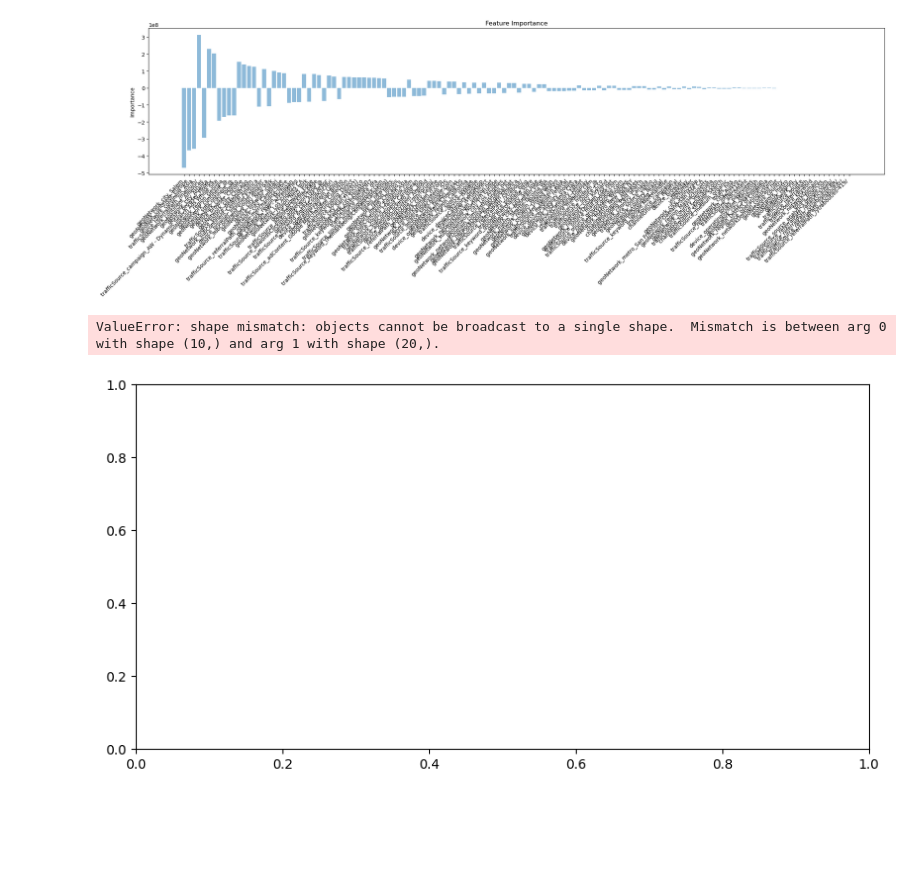
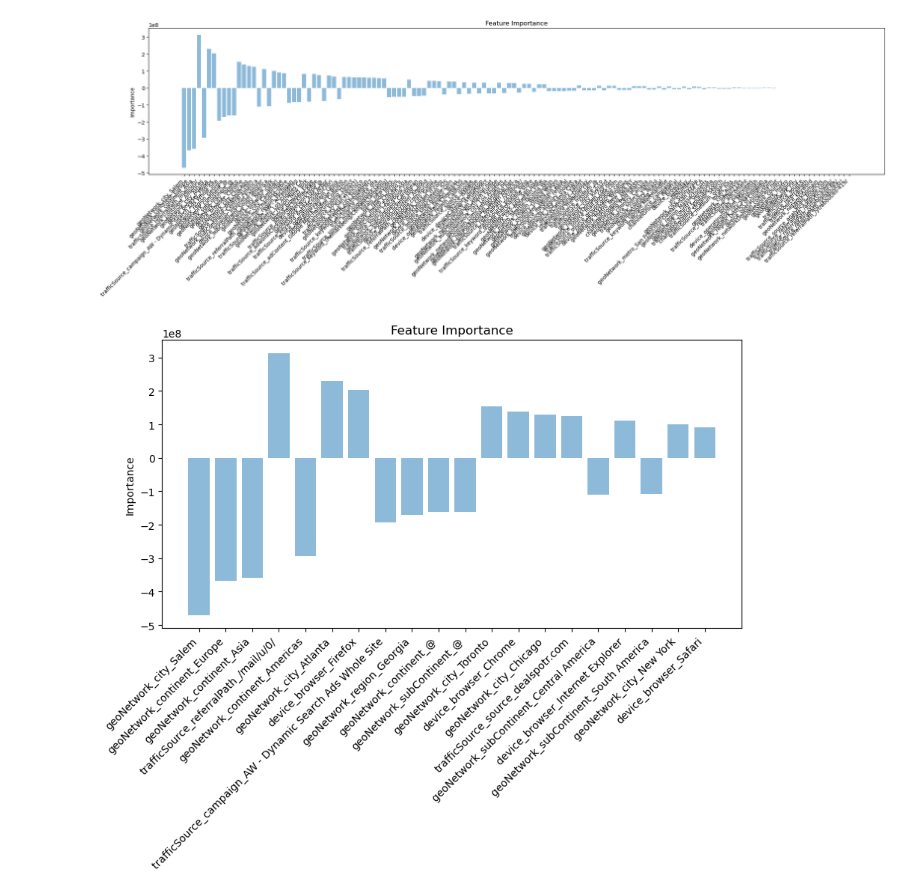
Before and after one commit to thymenyj/samsung, a Jupyter notebook: jupyter/app/data_modelling/data_modelling_002.ipynb, the cells around one changed output. Drawn from its saved outputs; the diff is of its cells as text; code cells hidden in the pictures; blank space fills up the shorter version.

```diff
--- a/jupyter/app/data_modelling/data_modelling_002.ipynb
+++ b/jupyter/app/data_modelling/data_modelling_002.ipynb
@@ -97,17 +97,16 @@ plt.show()
 # %%
 top_features = feature_importance_dataframe.iloc[:20]
 # %%
-y_pos = np.arange(10)
+y_pos = np.arange(20)
 importance_top = top_features["importance"].values
 
 fig, ax = plt.subplots(figsize=(10, 5))
 plt.bar(y_pos, importance_top, align='center', alpha=0.5)
 plt.xticks(y_pos, top_features["feature_name"].values)
 plt.ylabel('Importance')
 plt.title('Feature Importance')
 plt.xticks(rotation=45, ha="right")
 
 plt.show()
 # %% [output]
-ValueError: shape mismatch: objects cannot be broadcast to a single shape.  Mismatch is between arg 0 with shape (10,) and arg 1 with shape (20,).
-[figure, old version]
+[figure, new version]
```
Also changed, not shown: 3 other files.
